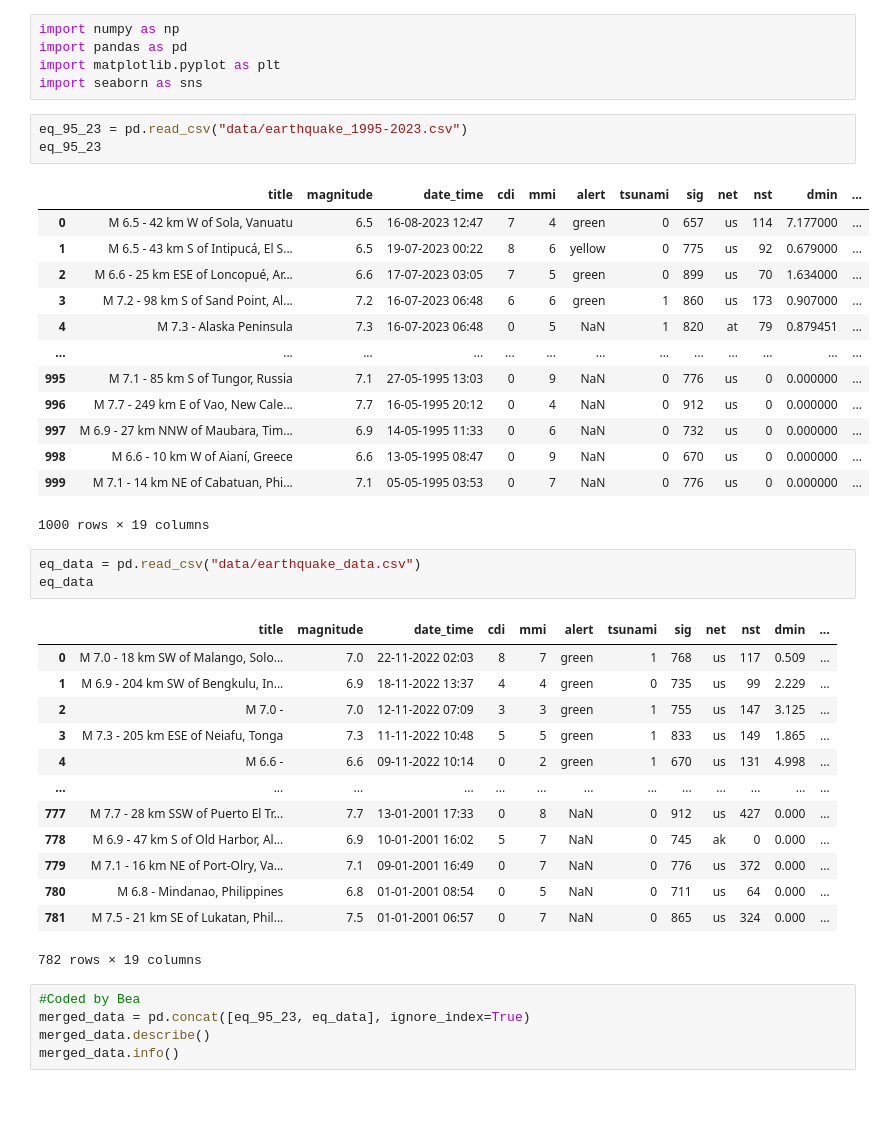
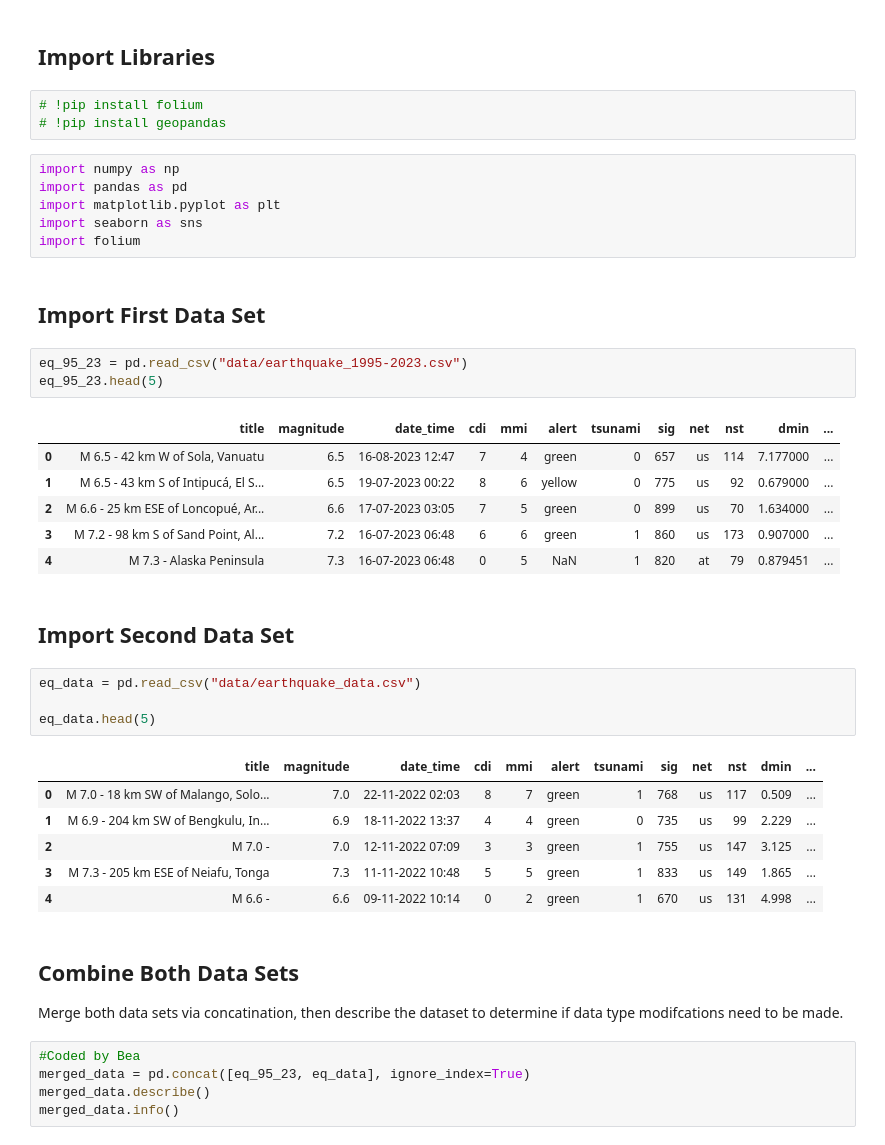
Before and after one commit to BunnyBea83/DSD_Earthquake_Presentation, a Jupyter notebook: Bea.ipynb, the cells around one changed output. Saved outputs shown, nothing was run; the diff lists cells and outputs as text; blank space fills up the shorter version.

```diff
--- a/Bea.ipynb
+++ b/Bea.ipynb
@@ -1,28 +10,32 @@
+# %% [markdown]
+## Import Libraries
+# %%
+# !pip install folium
+# !pip install geopandas
 # %%
 import numpy as np
 import pandas as pd
 import matplotlib.pyplot as plt
 import seaborn as sns
+import folium
+# %% [markdown]
+## Import First Data Set
 # %%
 eq_95_23 = pd.read_csv("data/earthquake_1995-2023.csv")
-eq_95_23
+eq_95_23.head(5)
 # %% [output]
 |  | title | magnitude | date_time | cdi | mmi | alert | tsunami | sig | net | nst | dmin | ... |
 | 0 | M 6.5 - 42 km W of Sola, Vanuatu | 6.5 | 16-08-2023 12:47 | 7 | 4 | green | 0 | 657 | us | 114 | 7.177000 | ... |
 | 1 | M 6.5 - 43 km S of Intipucá, El S... | 6.5 | 19-07-2023 00:22 | 8 | 6 | yellow | 0 | 775 | us | 92 | 0.679000 | ... |
 | 2 | M 6.6 - 25 km ESE of Loncopué, Ar... | 6.6 | 17-07-2023 03:05 | 7 | 5 | green | 0 | 899 | us | 70 | 1.634000 | ... |
 | 3 | M 7.2 - 98 km S of Sand Point, Al... | 7.2 | 16-07-2023 06:48 | 6 | 6 | green | 1 | 860 | us | 173 | 0.907000 | ... |
 | 4 | M 7.3 - Alaska Peninsula | 7.3 | 16-07-2023 06:48 | 0 | 5 | NaN | 1 | 820 | at | 79 | 0.879451 | ... |
-| ... | ... | ... | ... | ... | ... | ... | ... | ... | ... | ... | ... | ... |
-| 995 | M 7.1 - 85 km S of Tungor, Russia | 7.1 | 27-05-1995 13:03 | 0 | 9 | NaN | 0 | 776 | us | 0 | 0.000000 | ... |
-| 996 | M 7.7 - 249 km E of Vao, New Cale... | 7.7 | 16-05-1995 20:12 | 0 | 4 | NaN | 0 | 912 | us | 0 | 0.000000 | ... |
-| 997 | M 6.9 - 27 km NNW of Maubara, Tim... | 6.9 | 14-05-1995 11:33 | 0 | 6 | NaN | 0 | 732 | us | 0 | 0.000000 | ... |
-| 998 | M 6.6 - 10 km W of Aianí, Greece | 6.6 | 13-05-1995 08:47 | 0 | 9 | NaN | 0 | 670 | us | 0 | 0.000000 | ... |
-| 999 | M 7.1 - 14 km NE of Cabatuan, Phi... | 7.1 | 05-05-1995 03:53 | 0 | 7 | NaN | 0 | 776 | us | 0 | 0.000000 | ... |
-1000 rows × 19 columns
+# %% [markdown]
+## Import Second Data Set
 # %%
 eq_data = pd.read_csv("data/earthquake_data.csv")
-eq_data
+
+eq_data.head(5)
 # %% [output]
 |  | title | magnitude | date_time | cdi | mmi | alert | tsunami | sig | net | nst | dmin | ... |
 | 0 | M 7.0 - 18 km SW of Malango, Solo... | 7.0 | 22-11-2022 02:03 | 8 | 7 | green | 1 | 768 | us | 117 | 0.509 | ... |
@@ -30,13 +43,9 @@ eq_data
 | 2 | M 7.0 - | 7.0 | 12-11-2022 07:09 | 3 | 3 | green | 1 | 755 | us | 147 | 3.125 | ... |
 | 3 | M 7.3 - 205 km ESE of Neiafu, Tonga | 7.3 | 11-11-2022 10:48 | 5 | 5 | green | 1 | 833 | us | 149 | 1.865 | ... |
 | 4 | M 6.6 - | 6.6 | 09-11-2022 10:14 | 0 | 2 | green | 1 | 670 | us | 131 | 4.998 | ... |
-| ... | ... | ... | ... | ... | ... | ... | ... | ... | ... | ... | ... | ... |
-| 777 | M 7.7 - 28 km SSW of Puerto El Tr... | 7.7 | 13-01-2001 17:33 | 0 | 8 | NaN | 0 | 912 | us | 427 | 0.000 | ... |
-| 778 | M 6.9 - 47 km S of Old Harbor, Al... | 6.9 | 10-01-2001 16:02 | 5 | 7 | NaN | 0 | 745 | ak | 0 | 0.000 | ... |
-| 779 | M 7.1 - 16 km NE of Port-Olry, Va... | 7.1 | 09-01-2001 16:49 | 0 | 7 | NaN | 0 | 776 | us | 372 | 0.000 | ... |
-| 780 | M 6.8 - Mindanao, Philippines | 6.8 | 01-01-2001 08:54 | 0 | 5 | NaN | 0 | 711 | us | 64 | 0.000 | ... |
-| 781 | M 7.5 - 21 km SE of Lukatan, Phil... | 7.5 | 01-01-2001 06:57 | 0 | 7 | NaN | 0 | 865 | us | 324 | 0.000 | ... |
-782 rows × 19 columns
+# %% [markdown]
+## Combine Both Data Sets
+Merge both data sets via concatination, then describe the dataset to determine if data type modifcations need to be made.
 # %%
 #Coded by Bea
 merged_data = pd.concat([eq_95_23, eq_data], ignore_index=True)
```
Also changed, not shown: parts of 15 cells of this notebook.
